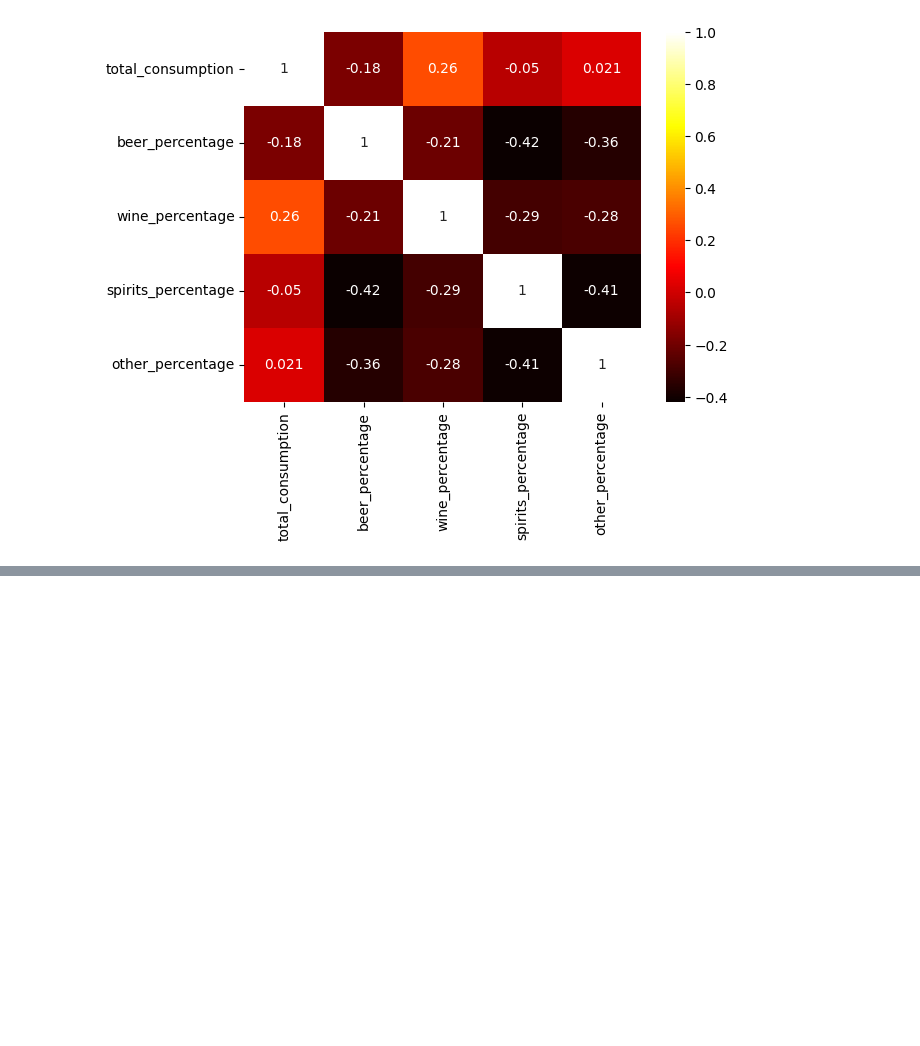
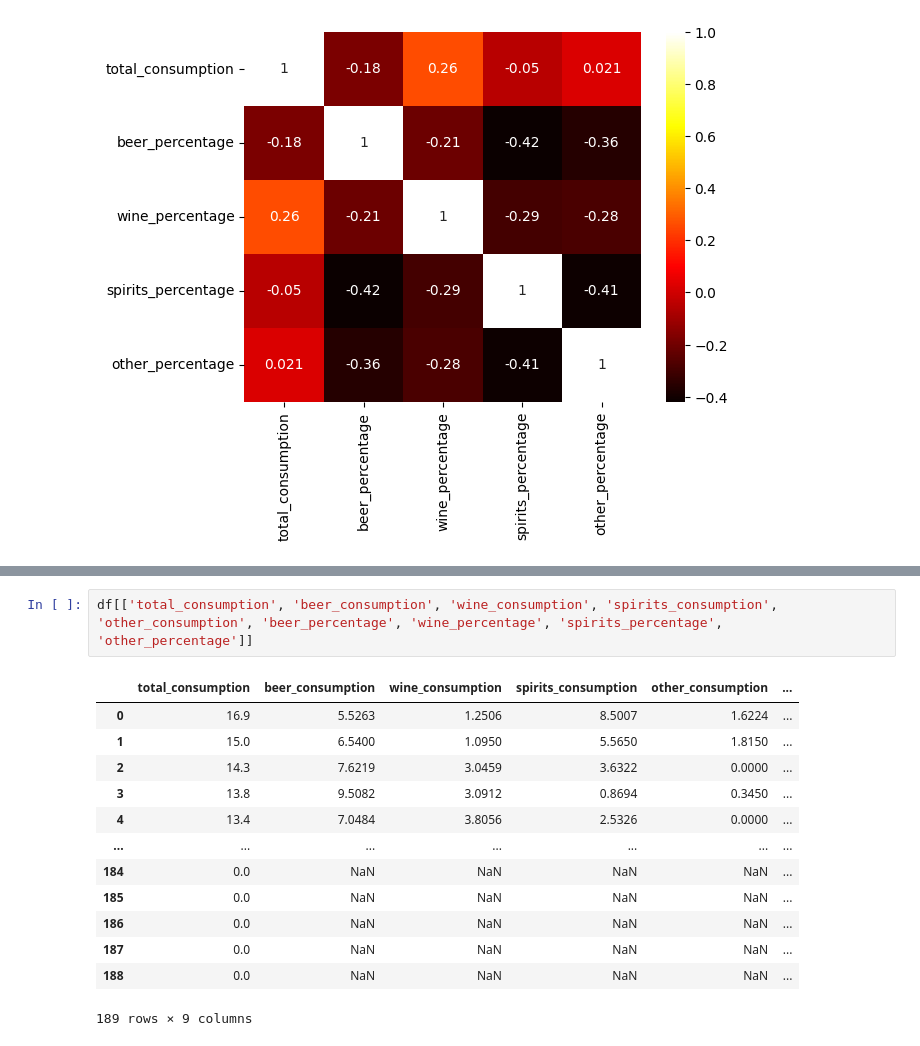
Before and after one commit to anjalisadanandanp/my_notebooks_, a Jupyter notebook: pandas/assignment_01.ipynb, the cells around one changed output, grey strips where cells are left out. Saved outputs shown, nothing was run; the diff lists cells and outputs as text; blank space fills up the shorter version.

```diff
--- a/pandas/assignment_01.ipynb
+++ b/pandas/assignment_01.ipynb
@@ -171,0 +178,16 @@ df = create_columns_and_plot(df)
+# %%
+df[['total_consumption', 'beer_consumption', 'wine_consumption', 'spirits_consumption', 'other_consumption', 'beer_percentage', 'wine_percentage', 'spirits_percentage', 'other_percentage']]
+# %% [output]
+|  | total_consumption | beer_consumption | wine_consumption | spirits_consumption | other_consumption | ... |
+| 0 | 16.9 | 5.5263 | 1.2506 | 8.5007 | 1.6224 | ... |
+| 1 | 15.0 | 6.5400 | 1.0950 | 5.5650 | 1.8150 | ... |
+| 2 | 14.3 | 7.6219 | 3.0459 | 3.6322 | 0.0000 | ... |
+| 3 | 13.8 | 9.5082 | 3.0912 | 0.8694 | 0.3450 | ... |
+| 4 | 13.4 | 7.0484 | 3.8056 | 2.5326 | 0.0000 | ... |
+| ... | ... | ... | ... | ... | ... | ... |
+| 184 | 0.0 | NaN | NaN | NaN | NaN | ... |
+| 185 | 0.0 | NaN | NaN | NaN | NaN | ... |
+| 186 | 0.0 | NaN | NaN | NaN | NaN | ... |
+| 187 | 0.0 | NaN | NaN | NaN | NaN | ... |
+| 188 | 0.0 | NaN | NaN | NaN | NaN | ... |
+189 rows × 9 columns
```
Also changed, not shown: parts of 3 cells of this notebook, 11 other files.
